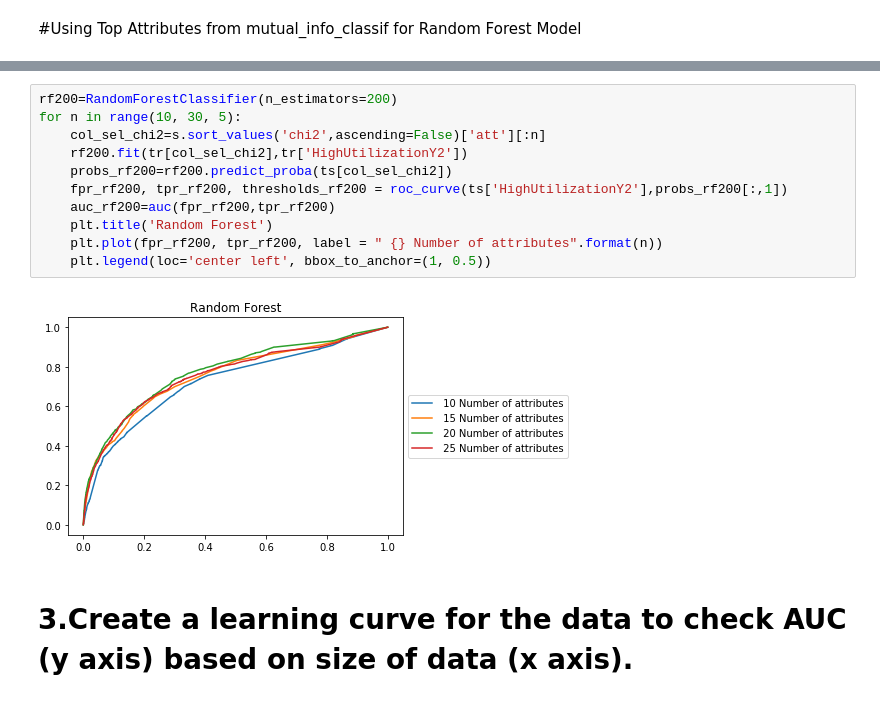
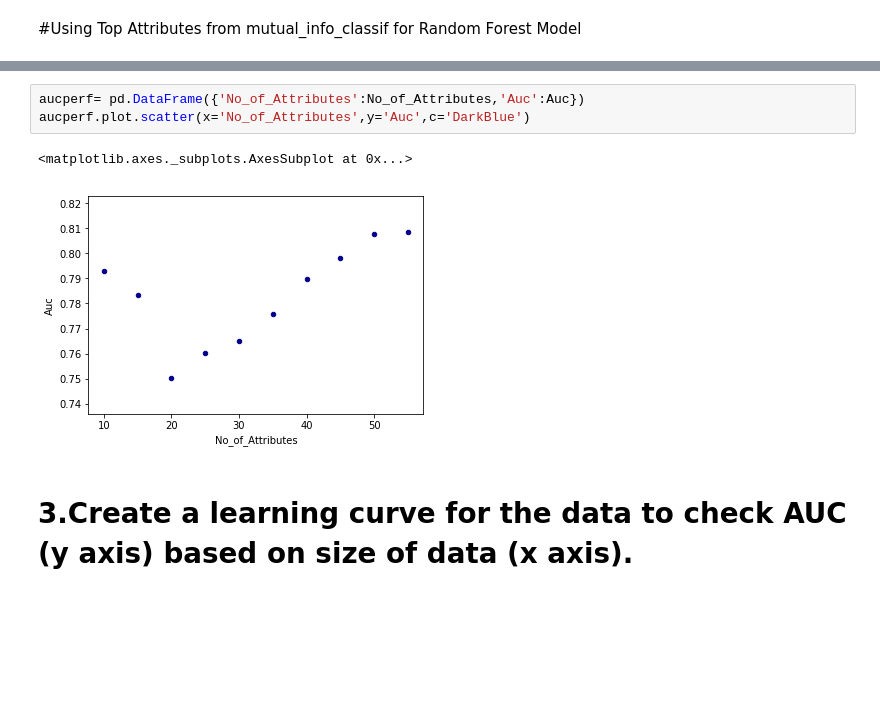
Before and after one commit to akhilanto/My-Python-Works, a Jupyter notebook: Python samples/Hap880assignmnet2.ipynb, the cells around one changed output, grey strips where cells are left out. Saved outputs shown, nothing was run; the diff lists cells and outputs as text; blank space fills up the shorter version.

```diff
--- a/Python samples/Hap880assignmnet2.ipynb
+++ b/Python samples/Hap880assignmnet2.ipynb
@@ -178,16 +181,9 @@ for n in range(10, 30, 5):
-# %%
-rf200=RandomForestClassifier(n_estimators=200)
-for n in range(10, 30, 5):
-    col_sel_chi2=s.sort_values('chi2',ascending=False)['att'][:n]
-    rf200.fit(tr[col_sel_chi2],tr['HighUtilizationY2'])
-    probs_rf200=rf200.predict_proba(ts[col_sel_chi2])
-    fpr_rf200, tpr_rf200, thresholds_rf200 = roc_curve(ts['HighUtilizationY2'],probs_rf200[:,1])
-    auc_rf200=auc(fpr_rf200,tpr_rf200)
-    plt.title('Random Forest')
-    plt.plot(fpr_rf200, tpr_rf200, label = " {} Number of attributes".format(n))
-    plt.legend(loc='center left', bbox_to_anchor=(1, 0.5))
-# %% [output]
-[figure, removed]
+# %%
+aucperf= pd.DataFrame({'No_of_Attributes':No_of_Attributes,'Auc':Auc})
+aucperf.plot.scatter(x='No_of_Attributes',y='Auc',c='DarkBlue')
+# %% [output]
+<matplotlib.axes._subplots.AxesSubplot at 0x...>
+[figure, added]
 # %% [markdown]
 # 3.Create a learning curve for the data to check AUC (y axis) based on size of data (x axis).
 # %%
```
Also changed, not shown: parts of 11 cells of this notebook.
